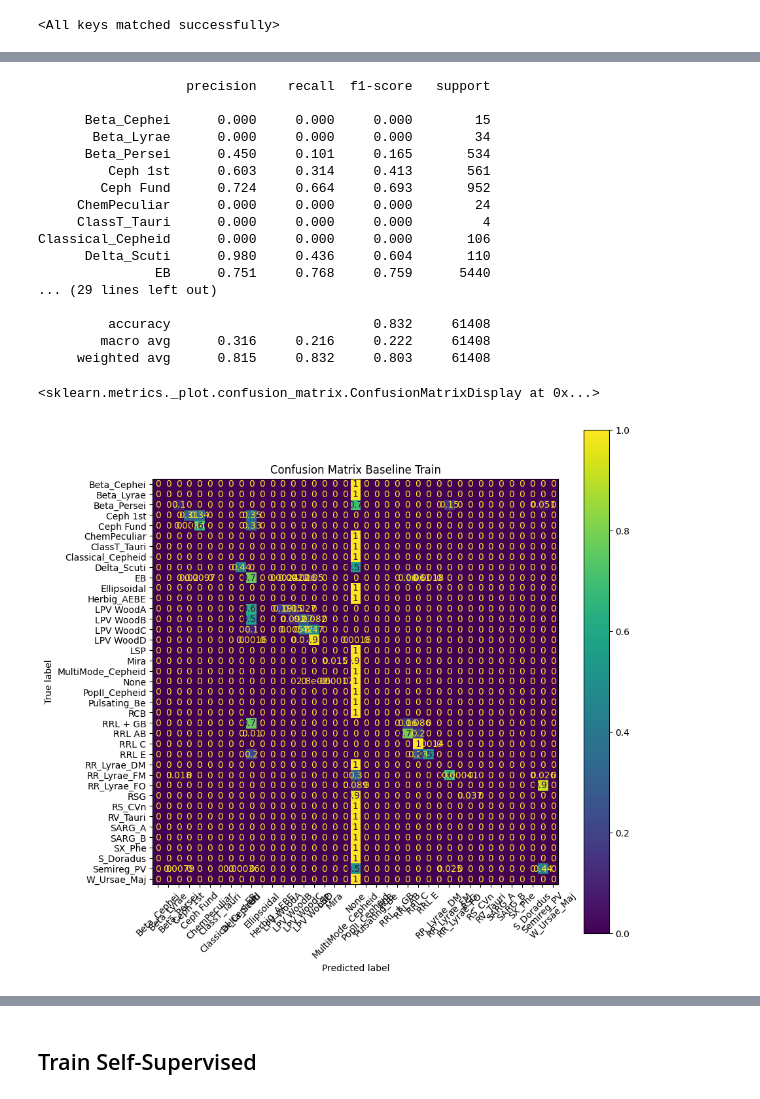
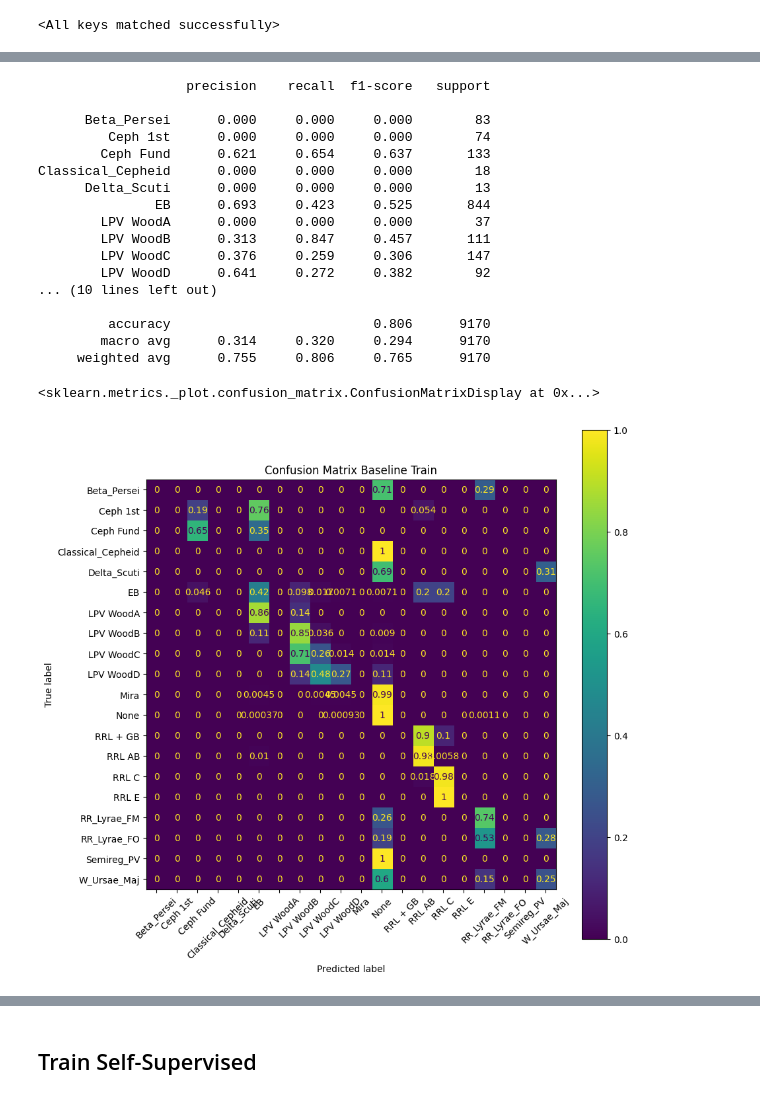
Before and after one commit to FranciscoSotoU/SSL, a Jupyter notebook: run_cuda.ipynb, the cells around one changed output, grey strips where cells are left out. Cells and saved outputs as stored; diff of their text form; code cells hidden in the pictures.

Commit message:
weight loaded

```diff
--- a/run_cuda.ipynb
+++ b/run_cuda.ipynb
@@ -72,0 +93,4 @@ curves = np.array([[mags[i],times[i]] for i in range(len(times))])
+# %%
+classnames_re = dict(enumerate(classnames_re))
+# %%
+classnames = dict(enumerate(list(classnames_re.values())))
@@ -73,3 +101,5 @@ curves = np.array([[mags[i],times[i]] for i in range(len(times))])
+# %%
+labels = np.array(Y_lab_re)
 # %% [markdown]
 ## Training Encoder
 # %%
@@ -204,7 +234,7 @@ class MyNet4(nn.Module):
   def __init__(self):
     super(MyNet4, self).__init__()#(32,32,3)
 
-    self.nclasses = 10
+    self.nclasses = 20
     self.conv1 = nn.Conv1d(2, 64, kernel_size=3, padding=1)  #(64,64,64)
     self.bn1 = nn.BatchNorm1d(64)
     self.conv2 = nn.Conv1d(64, 64, kernel_size=3, padding=1) #(64,64,64)
@@ -219,6 +249,7 @@ class MyNet4(nn.Module):
     self.mpool2 = nn.MaxPool1d(kernel_size = 2, stride = 2) #(64,16,16)
     self.fc1 = nn.Linear(8000, 2048)
     self.fc2 = nn.Linear(2048, 1024)
+    self.fc_last = nn.Linear(1024, self.nclasses)
 
   def forward(self, x):
 
@@ -231,7 +262,8 @@ class MyNet4(nn.Module):
     x = self.mpool2(x)
     x = x.view(x.size()[0], -1)
     x = F.relu(self.fc1(x))
-    x = self.fc2(x)
+    x = F.relu(self.fc2(x))
+    x = self.fc_last(x)
     return x
 # %%
 BATCH_SIZE = 64
@@ -320,38 +360,38 @@ encoder.load_state_dict(torch.load(best_param_net3_path))
 # %%
 loss, preds, targets = val_epoch(encoder, train_loader_base, criterion)
 
 preds = torch.argmax(preds, dim=1).cpu().numpy()
 targets = targets.cpu().numpy()
 
-print(classification_report(targets, preds, target_names =  classnames[0:39],digits=3))
+print(classification_report(targets, preds, target_names =  classnames.values(),digits=3))
 
 conf_m = confusion_matrix(targets, preds, normalize='true')
-cmp=ConfusionMatrixDisplay(conf_m,display_labels = classnames[0:39])
+cmp=ConfusionMatrixDisplay(conf_m,display_labels = classnames.values())
 fig, ax = plt.subplots(figsize=(10,10))
 title = 'Confusion Matrix Baseline Train'
 ax.set_title(title)
 fig.set_facecolor('white')
 cmp.plot(ax=ax,xticks_rotation=45)
 # %% [output]
                    precision    recall  f1-score   support
 
-      Beta_Cephei      0.000     0.000     0.000        15
-       Beta_Lyrae      0.000     0.000     0.000        34
-      Beta_Persei      0.450     0.101     0.165       534
-         Ceph 1st      0.603     0.314     0.413       561
-        Ceph Fund      0.724     0.664     0.693       952
-     ChemPeculiar      0.000     0.000     0.000        24
-     ClassT_Tauri      0.000     0.000     0.000         4
-Classical_Cepheid      0.000     0.000     0.000       106
-      Delta_Scuti      0.980     0.436     0.604       110
-               EB      0.751     0.768     0.759      5440
-... (29 lines left out)
+      Beta_Persei      0.000     0.000     0.000        83
+         Ceph 1st      0.000     0.000     0.000        74
+        Ceph Fund      0.621     0.654     0.637       133
+Classical_Cepheid      0.000     0.000     0.000        18
+      Delta_Scuti      0.000     0.000     0.000        13
+               EB      0.693     0.423     0.525       844
+        LPV WoodA      0.000     0.000     0.000        37
+        LPV WoodB      0.313     0.847     0.457       111
+        LPV WoodC      0.376     0.259     0.306       147
+        LPV WoodD      0.641     0.272     0.382        92
+... (10 lines left out)
 
-         accuracy                          0.832     61408
-        macro avg      0.316     0.216     0.222     61408
-     weighted avg      0.815     0.832     0.803     61408
+         accuracy                          0.806      9170
+        macro avg      0.314     0.320     0.294      9170
+     weighted avg      0.755     0.806     0.765      9170
 <sklearn.metrics._plot.confusion_matrix.ConfusionMatrixDisplay at 0x...>
-[figure, old version]
+[figure, new version]
 # %%
 loss, preds, targets = val_epoch(encoder, test_loader_base, criterion)
 
```
Also changed, not shown: parts of 16 cells of this notebook, 2 other files.
